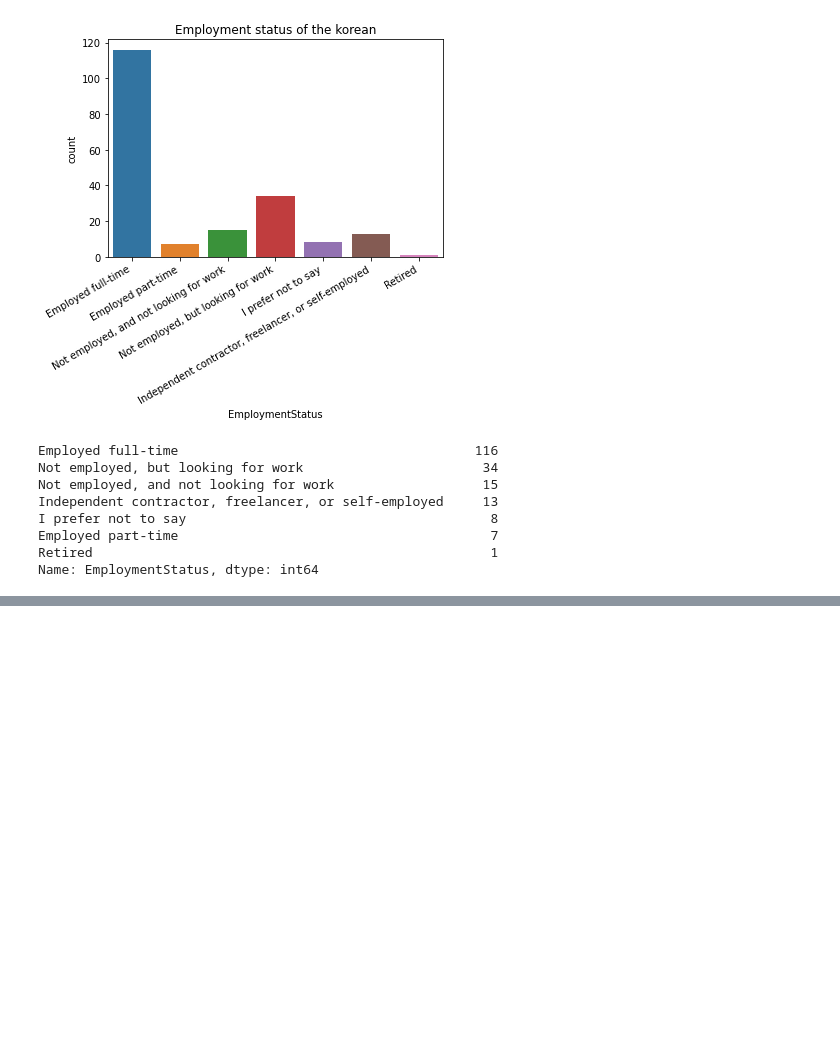
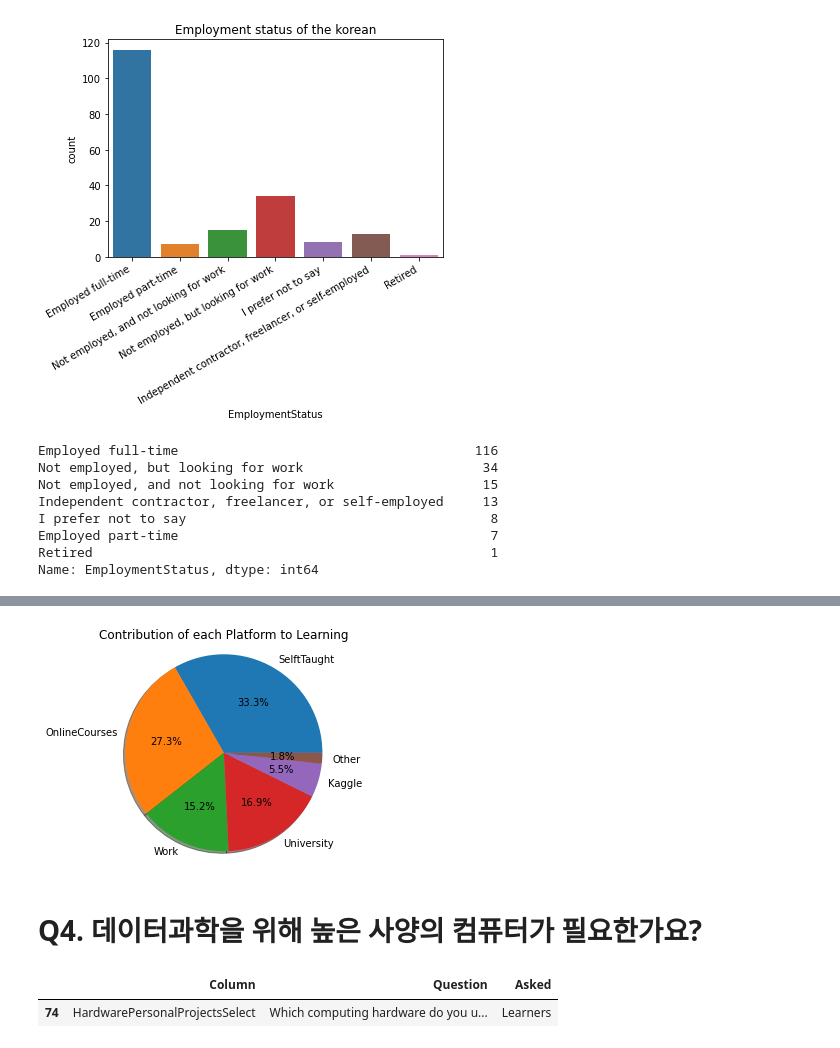
Before and after one commit to sm970309/kaggleStrugle, a Jupyter notebook: survey/Kaggle-ML-DS-survey-EDA.ipynb, the cells around one changed output, grey strips where cells are left out. Saved outputs shown, nothing was run; the diff lists cells and outputs as text; code cells hidden in the pictures; blank space fills up the shorter version.

```diff
--- a/survey/Kaggle-ML-DS-survey-EDA.ipynb
+++ b/survey/Kaggle-ML-DS-survey-EDA.ipynb
@@ -388,0 +500,6 @@ pd.DataFrame(mcq['LearningPlatformSelect'].dropna())
+# %%
+cdf = {}
+for feature in use_features:
+    cdf[feature.replace('LearningCategory','')] = mcq[feature].mean()
+cdf=pd.Series(cdf)
+cdf
@@ -388,0 +514,15 @@ pd.DataFrame(mcq['LearningPlatformSelect'].dropna())
+# %%
+plt.pie(cdf,labels = cdf.index,autopct='%1.1f%%',shadow=True)
+plt.axis('equal')
+plt.title("Contribution of each Platform to Learning")
+plt.show()
+# %% [output]
+[figure, added]
+# %% [markdown]
+# Q4. 데이터과학을 위해 높은 사양의 컴퓨터가 필요한가요?
+# %%
+qc = question.loc[question["Column"].str.contains("HardwarePersonalProjectsSelect")]
+qc
+# %% [output]
+|  | Column | Question | Asked |
+| 74 | HardwarePersonalProjectsSelect | Which computing hardware do you u... | Learners |
```
Also changed, not shown: parts of 59 cells of this notebook.
